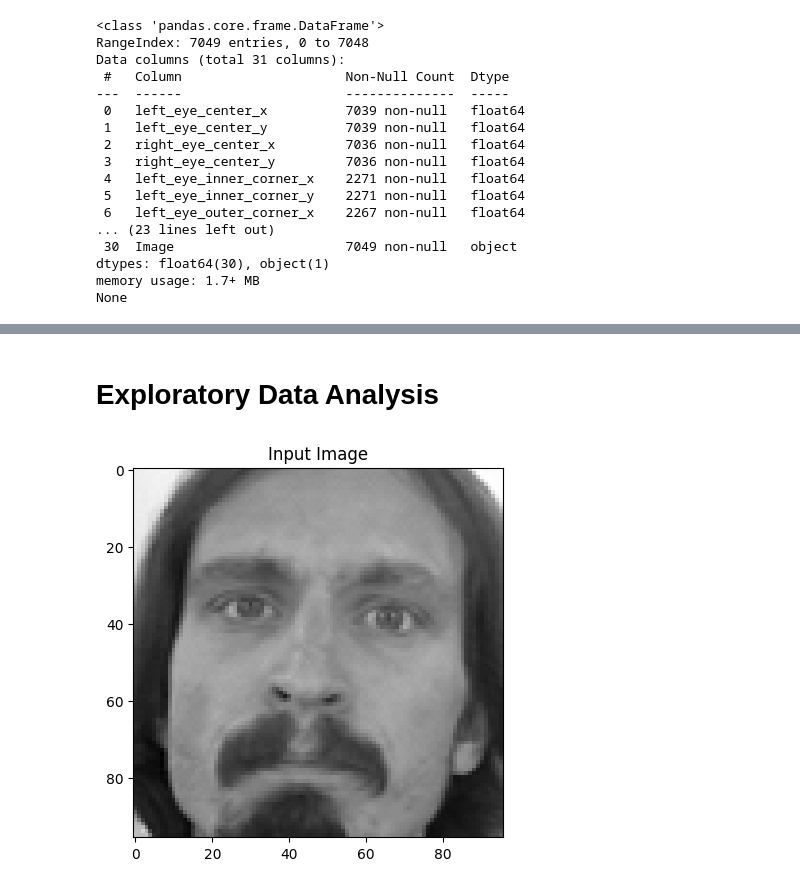
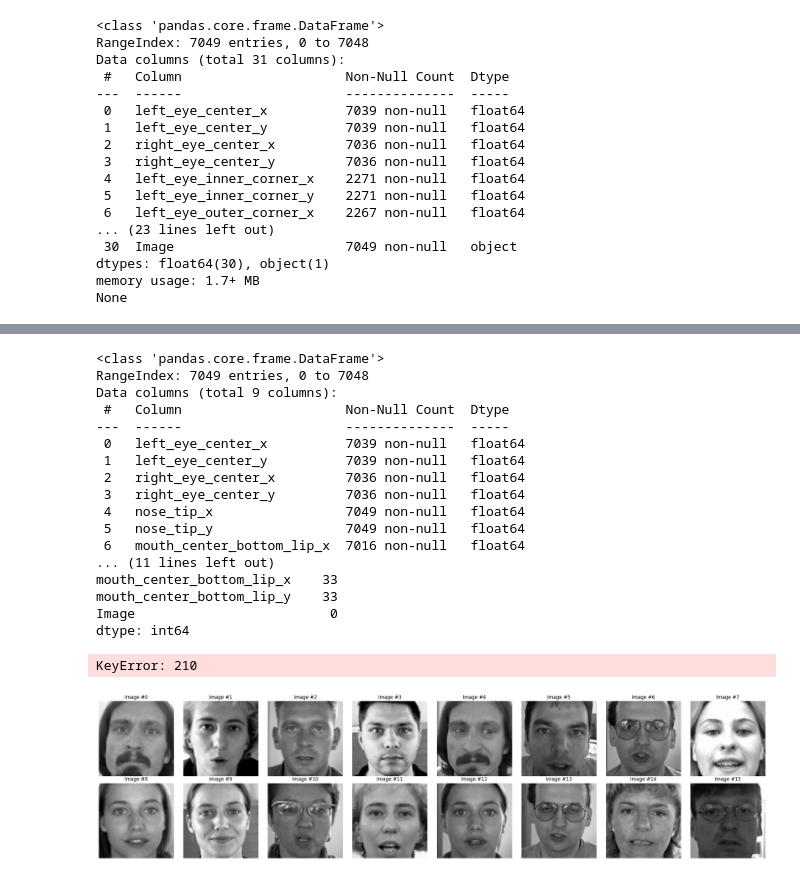
Before and after one commit to nickStanisic/FaceDetector, a Jupyter notebook: FaceDetector.ipynb, the cells around one changed output, grey strips where cells are left out. Saved outputs shown, nothing was run; the diff lists cells and outputs as text; code cells hidden in the pictures.

```diff
--- a/FaceDetector.ipynb
+++ b/FaceDetector.ipynb
@@ -61,19 +105,66 @@ None
+# %%
+features = [
+    'left_eye_center_x', 'left_eye_center_y', 'right_eye_center_x', 'right_eye_center_y',
+    'nose_tip_x', 'nose_tip_y', 'mouth_center_bottom_lip_x', 'mouth_center_bottom_lip_y', 'Image'
+]
+train_df = train_df[features]
+print(train_df.info())
+
+#look for NaN values
+nan_counts = train_df.isna().sum()
+print(nan_counts)
+
+#remove NaN samples (drop rows with NaN
+train_df = train_df.dropna(axis=0)
+# %% [output]
+<class 'pandas.core.frame.DataFrame'>
+RangeIndex: 7049 entries, 0 to 7048
+Data columns (total 9 columns):
+ #   Column                     Non-Null Count  Dtype
+---  ------                     --------------  -----
+ 0   left_eye_center_x          7039 non-null   float64
+ 1   left_eye_center_y          7039 non-null   float64
+ 2   right_eye_center_x         7036 non-null   float64
+ 3   right_eye_center_y         7036 non-null   float64
+ 4   nose_tip_x                 7049 non-null   float64
+ 5   nose_tip_y                 7049 non-null   float64
+ 6   mouth_center_bottom_lip_x  7016 non-null   float64
+... (11 lines left out)
+mouth_center_bottom_lip_x    33
+mouth_center_bottom_lip_y    33
+Image                         0
+dtype: int64
 # %%
-y_train = np.array(train_df.iloc[:,:30])
+y_train = np.array(train_df.iloc[:,:8])
 
-img_dt = []
+imgs = []
 for i in range(len(train_df)):
-    img_dt.append(train_df['Image'][i].split(' '))
+    imgs.append(train_df['Image'].iloc[i].split(' '))
 
-x_train = np.array(img_dt, dtype='float')
+x_train = np.array(imgs, dtype='float')
 
 x_train = x_train.reshape(x_train.shape[0],96,96)
+# %% [output]
+KeyError: 210
-# %% [markdown]
-# Exploratory Data Analysis
-# %%
-plt.imshow(x_train[0], cmap='gray')
-plt.title("Input Image")
-plt.savefig('plot.png', bbox_inches='tight')
-plt.show()
-# %% [output]
-[figure, removed]
+# %%
+#can change params to see more or less
+n = 16
+rows, cols = 2, 8
+
+fig, axes = plt.subplots(rows, cols, figsize=(cols * 3, rows * 3))
+
+# Flatten the axes array for easy iteration
+axes = axes.flatten()
+
+#plot n images
+for i in range(n):
+    ax = axes[i]
+    ax.imshow(x_train[i], cmap='gray')
+    ax.set_title(f"Image #{i}")
+    ax.axis('off')
+
+plt.tight_layout()
+plt.savefig('plot8.png', bbox_inches='tight')
+plt.show()
+# %% [output]
+[figure, added]
```
Also changed, not shown: parts of 9 cells of this notebook.
